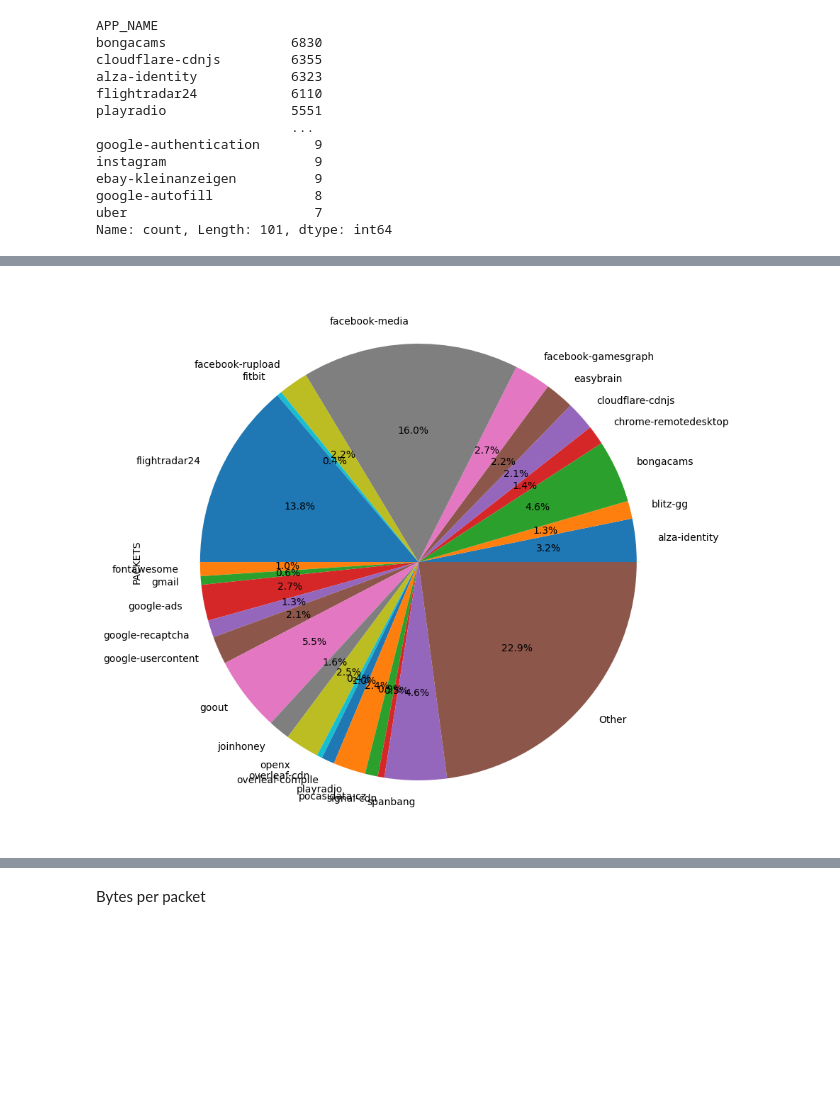
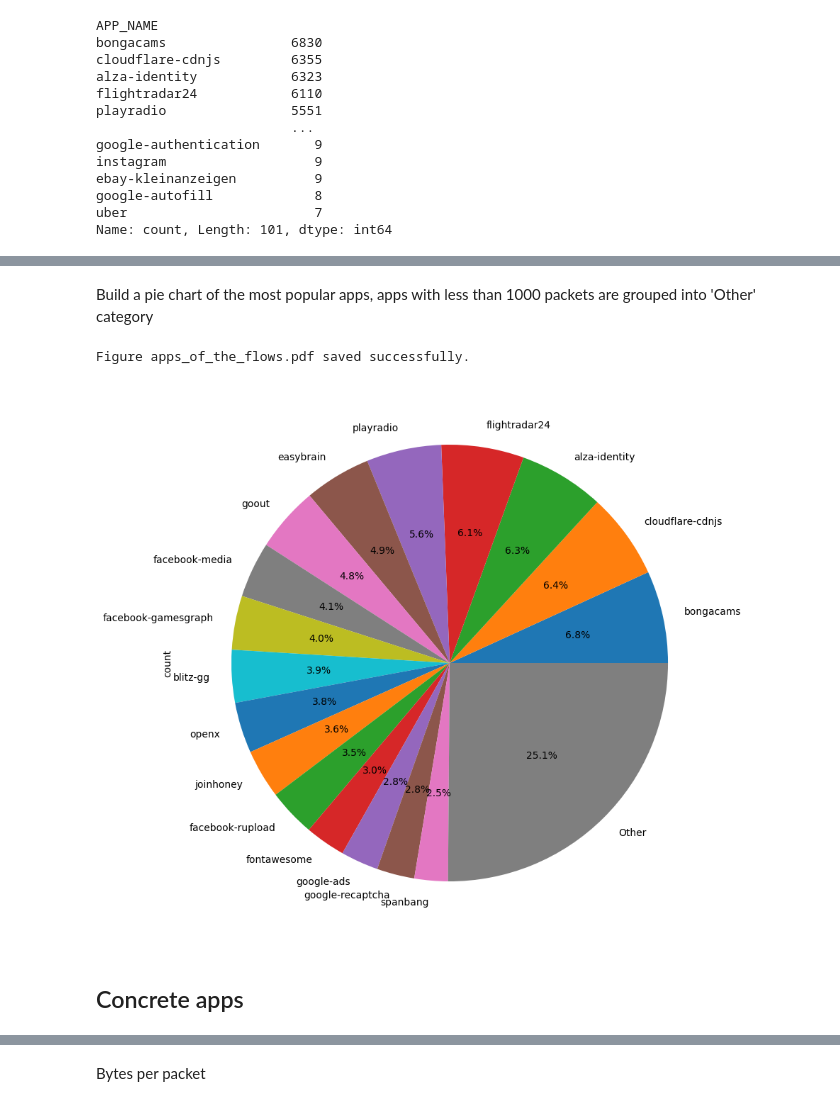
Before and after one commit to Hedgezi/bachelors-diploma, a Jupyter notebook: statistical_analysis.ipynb, the cells around one changed output, grey strips where cells are left out. Cells and saved outputs as stored; diff of their text form; code cells hidden in the pictures; blank space fills up the shorter version.

```diff
--- a/statistical_analysis.ipynb
+++ b/statistical_analysis.ipynb
@@ -39,0 +47,2 @@ import matplotlib.pyplot as plt
+# %%
+data_df["APP_NAME"] = data_df["APP"].apply(lambda x: dataset._tables_app_enum.get(x, "Unknown"))
@@ -71,14 +126,22 @@ download or upload
 # %%
-download_upload_df = data_df.copy(False)
+DIRECTION_COEFFICIENT = 0.5
 
-# create a new column to indicate the direction of the flow, default is None
-download_upload_df[["DIRECTION"]] = "BOTH"
+# create a new column to indicate the direction of the flow, default is BOTH
+data_df[["DIRECTION"]] = "BOTH"
 
-coefficient = 0.9
+# set the direction of the flow based on the number of bytes
+data_df.loc[data_df["BYTES"] * DIRECTION_COEFFICIENT > data_df["BYTES_REV"], "DIRECTION"] = "UPLOAD"
+data_df.loc[data_df["BYTES"] < data_df["BYTES_REV"] * DIRECTION_COEFFICIENT, "DIRECTION"] = "DOWNLOAD"
 
-# set the direction of the flow based on the nubmer of bytes
-download_upload_df.loc[download_upload_df["BYTES"] * coefficient > download_upload_df["BYTES_REV"], "DIRECTION"] = "UPLOAD"
-download_upload_df.loc[download_upload_df["BYTES"] < download_upload_df["BYTES_REV"] * coefficient, "DIRECTION"] = "DOWNLOAD"
+direction_counts = data_df["DIRECTION"].value_counts()
 
-download_upload_df["DIRECTION"].value_counts()
+fig = plt.figure()
+ax = fig.add_subplot()
+bar_plot = ax.bar(direction_counts.index, direction_counts.values, color=["aquamarine", "limegreen", "cyan"])
+ax.bar_label(bar_plot, label_type="center")
+ax.set_title("Direction of the flow")
+ax.set_xlabel("Direction")
+ax.set_ylabel("Count")
+
+save_fig_to_images_dir(fig, "direction_of_the_flow.pdf")
 # %% [output]
@@ -115,17 +191,20 @@ Name: count, Length: 101, dtype: int64
+# %% [markdown]
+Build a pie chart of the most popular apps, apps with less than 1000 packets are grouped into 'Other' category
 # %%
-# pie chart of the most popular apps, apps with less than 1000 packets are grouped into 'Other' category
-app_counts_df_pie = app_counts_df.copy(True)
+APP_COUNTS_THRESHOLD = 2000
 
-app_counts_df_pie = app_counts_df_pie[app_counts_df_pie["APP_NAME"].isin(app_counts_df["APP_NAME"].value_counts().index[app_counts_df["APP_NAME"].value_counts() > 1000])]
-app_counts_df_pie = app_counts_df_pie[["APP_NAME", "PACKETS"]].groupby(by="APP_NAME").sum()
-
-app_counts_df_pie.loc["Other"] = app_counts_df[~app_counts_df["APP_NAME"].isin(app_counts_df_pie.index)]["PACKETS"].sum()
+app_counts = data_df["APP_NAME"].value_counts()
+app_counts = app_counts[app_counts > APP_COUNTS_THRESHOLD]
+app_counts["Other"] = data_df["APP_NAME"].value_counts()[data_df["APP_NAME"].value_counts() <= APP_COUNTS_THRESHOLD].sum()
 
 fig = plt.figure()
 ax = fig.add_subplot()
-app_counts_df_pie.plot.pie(y="PACKETS", legend=None, ax=ax, figsize=(10, 10), autopct='%1.1f%%')
-
-del app_counts_df_pie
+app_counts.plot.pie(y="PACKETS", legend=None, ax=ax, figsize=(10, 10), autopct='%1.1f%%')
+save_fig_to_images_dir(fig, "apps_of_the_flows.pdf")
+fig.show()
 # %% [output]
+Figure apps_of_the_flows.pdf saved successfully.
-[figure, old version]
+[figure, new version]
+# %% [markdown]
+## Concrete apps
 # %%
```
Also changed, not shown: parts of 40 cells of this notebook, 6 other files.
